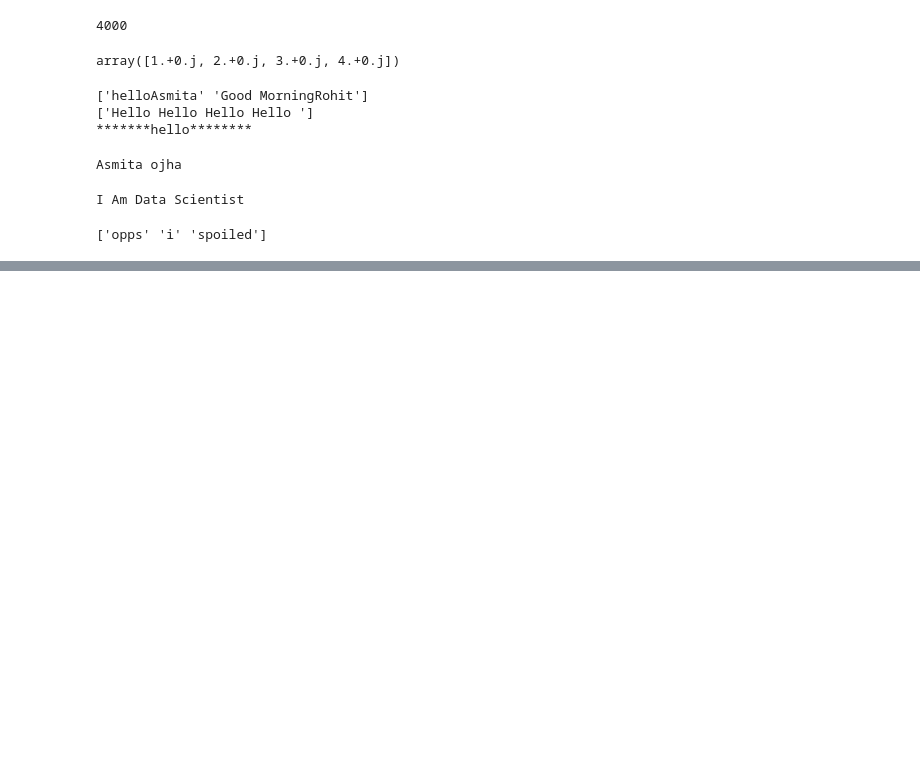
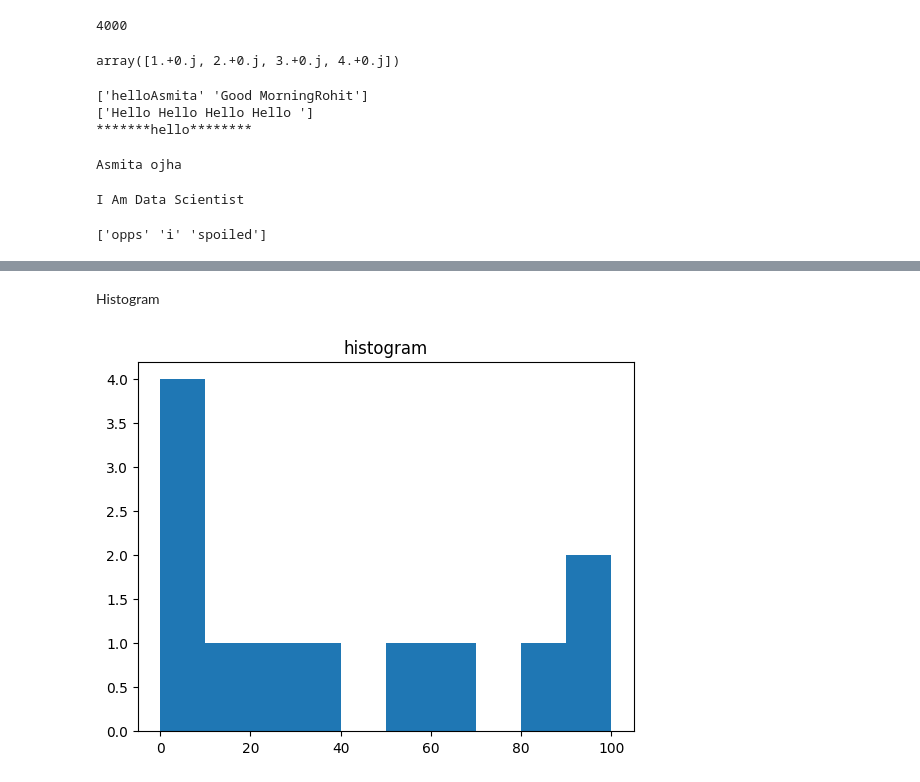
Before and after one commit to AsmitaOjha/Numpy, a Jupyter notebook: binomail_distribution.ipynb, the cells around one changed output, grey strips where cells are left out. Cells and saved outputs as stored; diff of their text form; code cells hidden in the pictures; blank space fills up the shorter version.

```diff
--- a/binomail_distribution.ipynb
+++ b/binomail_distribution.ipynb
@@ -59,0 +114,10 @@ print(np.char.lower(['Opps','i','sPoiled']))
+# %% [markdown]
+Histogram
+# %%
+from matplotlib import pyplot as plt
+a=np.array([20,12,2,4,7,89,90,32,66,54,98,4])
+plt.hist(a, bins=[0,10,20,30,40,50,60,70,80,90,100])
+plt.title("histogram")
+plt.show()
+# %% [output]
+[figure, added]
```
Also changed, not shown: parts of 6 cells of this notebook, 1 other file.
